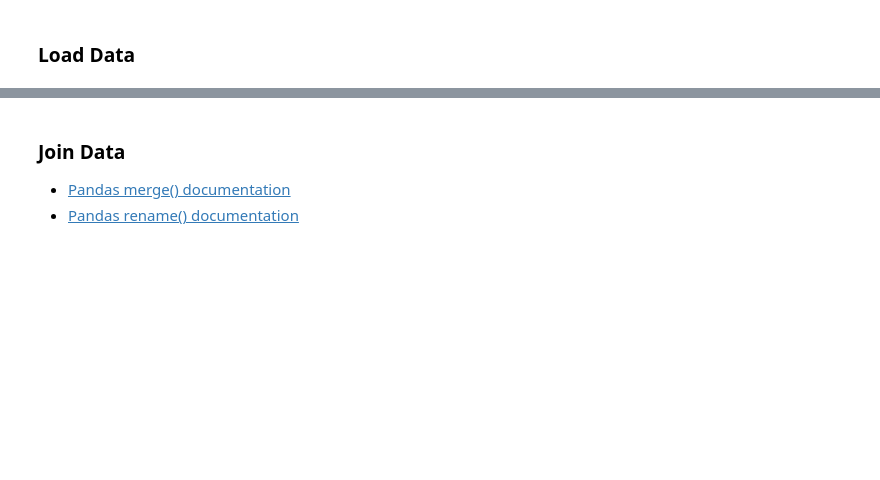
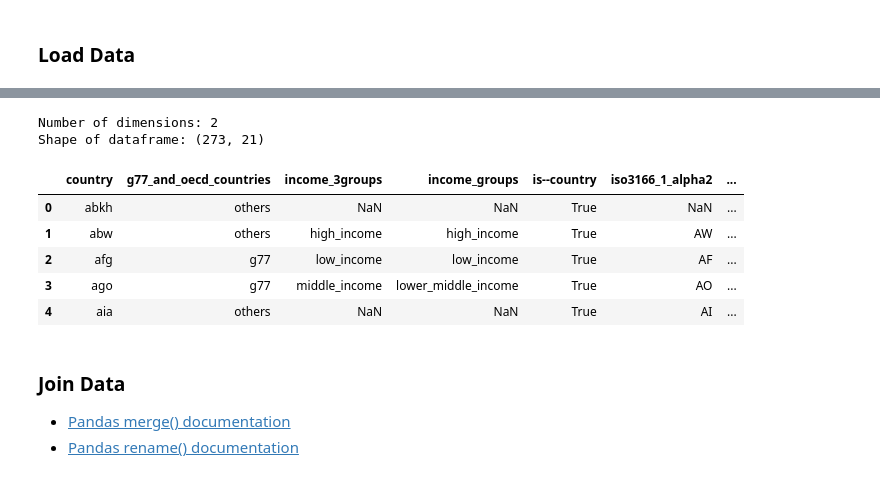
Before and after one commit to corduroy24/Hamoye_ML_Externship, a Jupyter notebook: Weekly_ML_CodeClub001_DataWrangling.ipynb, the cells around one changed output, grey strips where cells are left out. Drawn from its saved outputs; the diff is of its cells as text; code cells hidden in the pictures; blank space fills up the shorter version.

```diff
--- a/Weekly_ML_CodeClub001_DataWrangling.ipynb
+++ b/Weekly_ML_CodeClub001_DataWrangling.ipynb
@@ -71,3 +58,15 @@ print(geoCountry_df.shape)
+# %%
+geoCountry_df = load_data(geoCountry_url)
+geoCountry_df.head()
+# %% [output]
+Number of dimensions: 2
+Shape of dataframe: (273, 21)
+|  | country | g77_and_oecd_countries | income_3groups | income_groups | is--country | iso3166_1_alpha2 | ... |
+| 0 | abkh | others | NaN | NaN | True | NaN | ... |
+| 1 | abw | others | high_income | high_income | True | AW | ... |
+| 2 | afg | g77 | low_income | low_income | True | AF | ... |
+| 3 | ago | g77 | middle_income | lower_middle_income | True | AO | ... |
+| 4 | aia | others | NaN | NaN | True | AI | ... |
 # %% [markdown]
 ### Join Data
 
```
Also changed, not shown: parts of 32 cells of this notebook.
